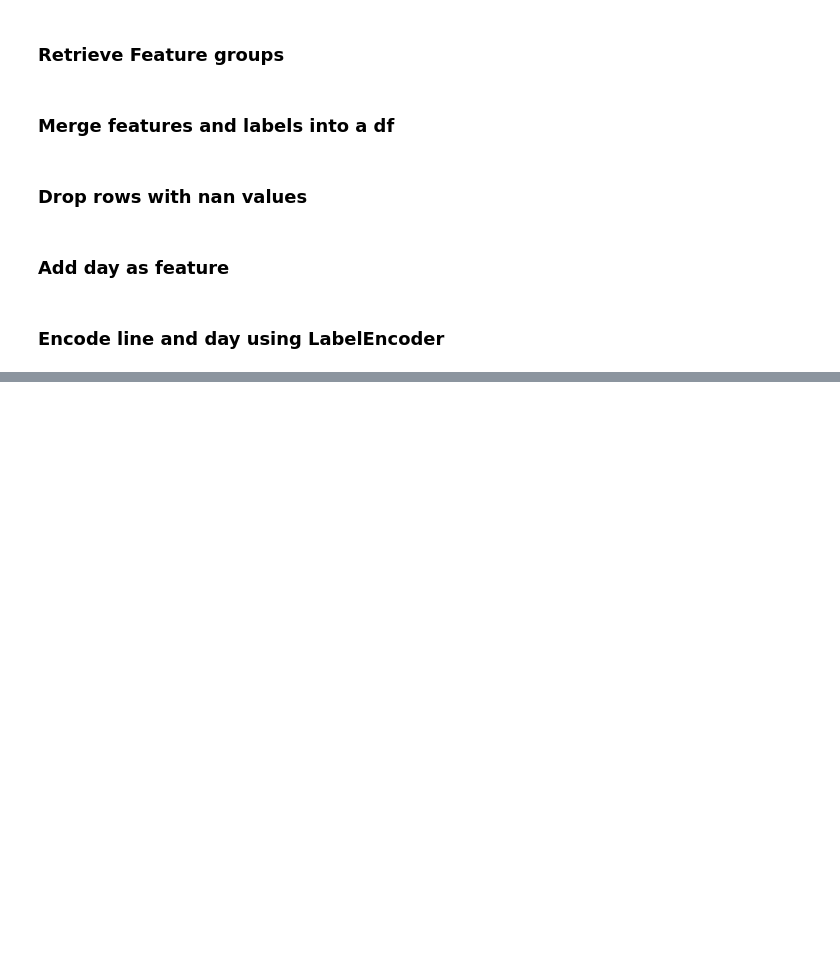
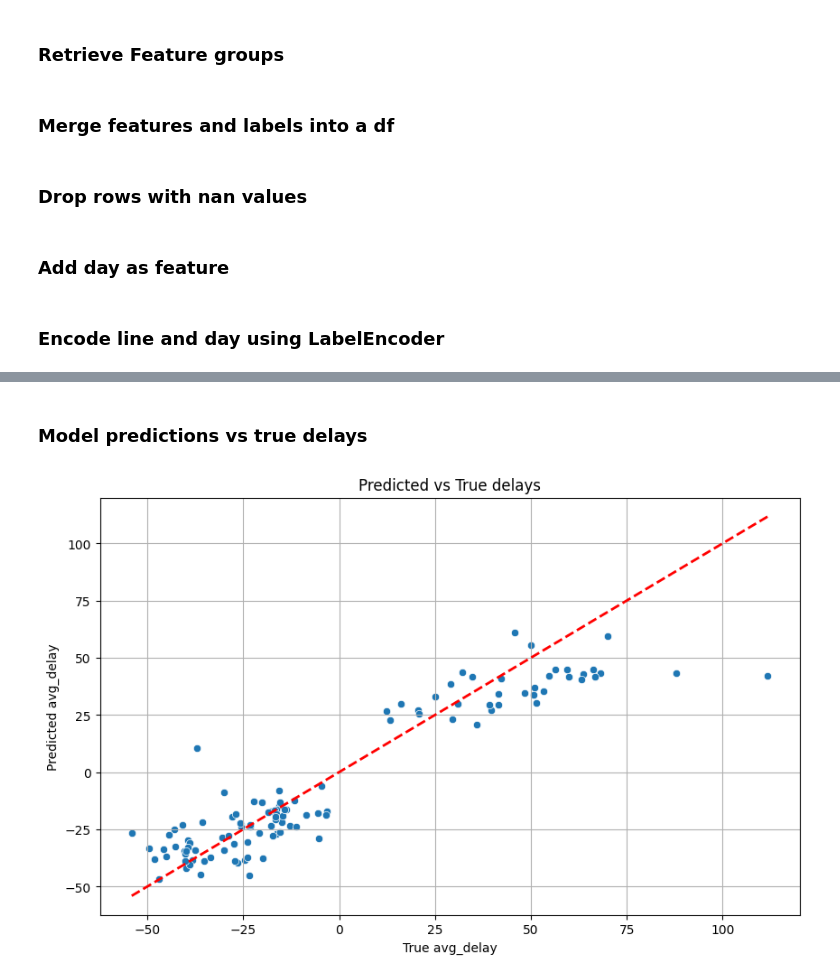
Before and after one commit to SerkanAnar/metro-delay-prediction, a Jupyter notebook: src/pipeline/3_training_pipeline.ipynb, the cells around one changed output, grey strips where cells are left out. Drawn from its saved outputs; the diff is of its cells as text; code cells hidden in the pictures; blank space fills up the shorter version.

```diff
--- a/src/pipeline/3_training_pipeline.ipynb
+++ b/src/pipeline/3_training_pipeline.ipynb
@@ -265,0 +291,13 @@ model.save("model")
+# %% [markdown]
+### Model predictions vs true delays
+# %%
+plt.figure(figsize=(10, 6))
+sns.scatterplot(x=y_test, y=y_pred)
+plt.plot([y_test.min(), y_test.max()], [y_test.min(), y_test.max()], 'r--', lw=2)
+plt.xlabel("True avg_delay")
+plt.ylabel("Predicted avg_delay")
+plt.title("Predicted vs True delays")
+plt.grid(True)
+plt.show()
+# %% [output]
+[figure, added]
```
Also changed, not shown: parts of 18 cells of this notebook.
